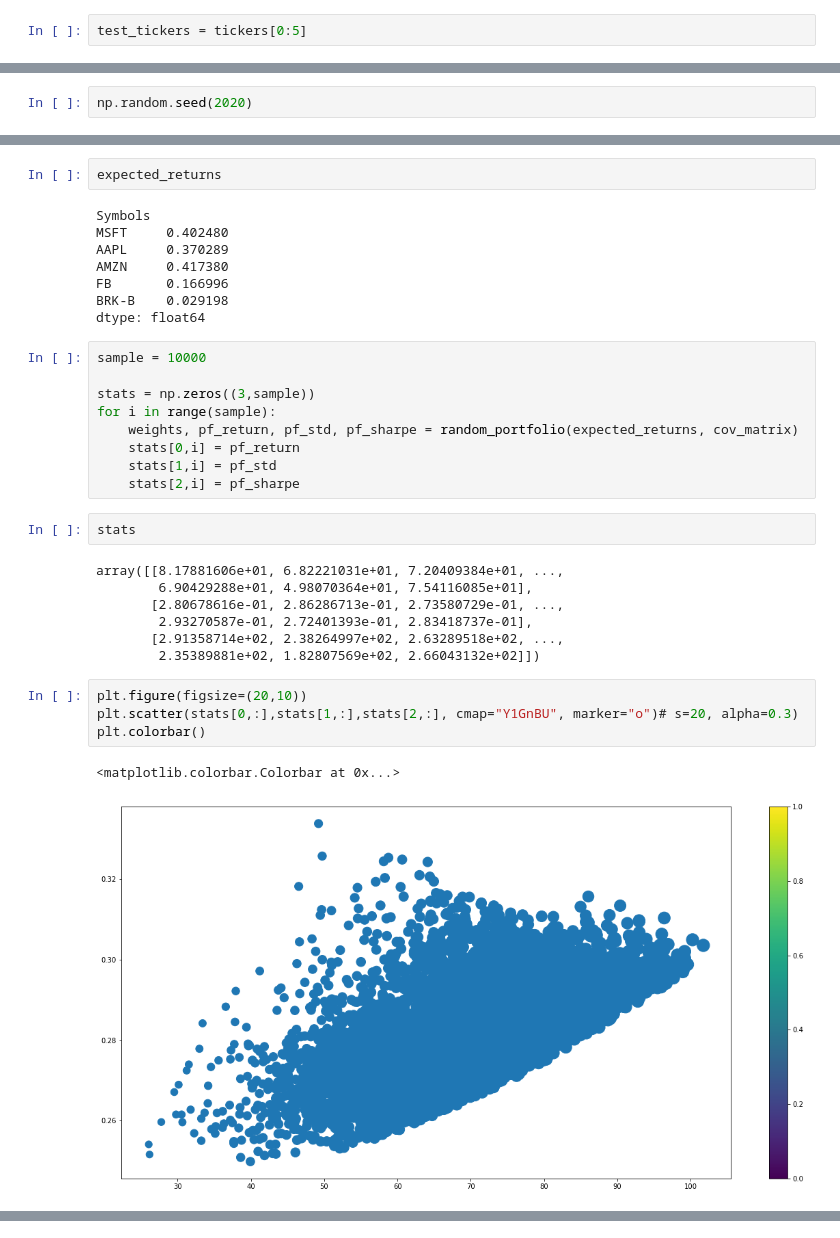
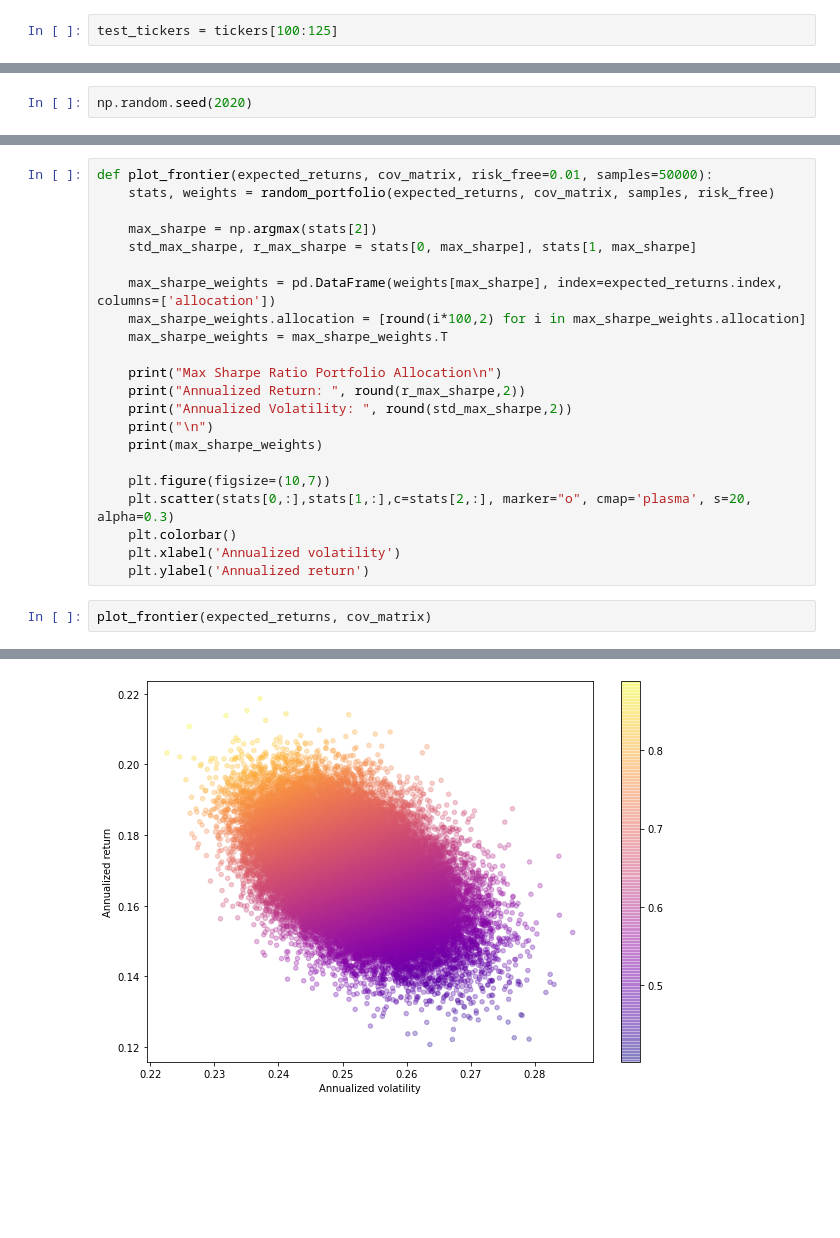
Before and after one commit to GabChiu/Python, a Jupyter notebook: Untitled Folder/MVO.ipynb, the cells around one changed output, grey strips where cells are left out. Saved outputs shown, nothing was run; the diff lists cells and outputs as text; blank space fills up the shorter version.

```diff
--- a/Untitled Folder/MVO.ipynb
+++ b/Untitled Folder/MVO.ipynb
@@ -10,7 +10,7 @@ sp500 = pd.read_csv("sp500.csv")
 tickers = sp500["Symbol"]
 today = date.today()
 # %%
-test_tickers = tickers[0:5]
+test_tickers = tickers[100:125]
 # %%
 tickers_data = data.DataReader(test_tickers,start="2018-1-1", end = today, data_source="yahoo")["Adj Close"]
 # %%
@@ -57,35 +54,25 @@ cov_matrix
-# %%
-expected_returns
-# %% [output]
-Symbols
-MSFT     0.402480
-AAPL     0.370289
-AMZN     0.417380
-FB       0.166996
-BRK-B    0.029198
-dtype: float64
-# %%
-sample = 10000
-
-stats = np.zeros((3,sample))
-for i in range(sample):
-    weights, pf_return, pf_std, pf_sharpe = random_portfolio(expected_returns, cov_matrix)
-    stats[0,i] = pf_return
-    stats[1,i] = pf_std
-    stats[2,i] = pf_sharpe
-# %%
-stats
-# %% [output]
-array([[8.17881606e+01, 6.82221031e+01, 7.20409384e+01, ...,
-        6.90429288e+01, 4.98070364e+01, 7.54116085e+01],
-       [2.80678616e-01, 2.86286713e-01, 2.73580729e-01, ...,
-        2.93270587e-01, 2.72401393e-01, 2.83418737e-01],
-       [2.91358714e+02, 2.38264997e+02, 2.63289518e+02, ...,
-        2.35389881e+02, 1.82807569e+02, 2.66043132e+02]])
-# %%
-plt.figure(figsize=(20,10))
-plt.scatter(stats[0,:],stats[1,:],stats[2,:], cmap="Y1GnBU", marker="o")# s=20, alpha=0.3)
-plt.colorbar()
-# %% [output]
-<matplotlib.colorbar.Colorbar at 0x...>
-[figure, removed]
+# %%
+def plot_frontier(expected_returns, cov_matrix, risk_free=0.01, samples=50000):
+    stats, weights = random_portfolio(expected_returns, cov_matrix, samples, risk_free)
+
+    max_sharpe = np.argmax(stats[2])
+    std_max_sharpe, r_max_sharpe = stats[0, max_sharpe], stats[1, max_sharpe]
+
+    max_sharpe_weights = pd.DataFrame(weights[max_sharpe], index=expected_returns.index, columns=['allocation'])
+    max_sharpe_weights.allocation = [round(i*100,2) for i in max_sharpe_weights.allocation]
+    max_sharpe_weights = max_sharpe_weights.T
+
+    print("Max Sharpe Ratio Portfolio Allocation\n")
+    print("Annualized Return: ", round(r_max_sharpe,2))
+    print("Annualized Volatility: ", round(std_max_sharpe,2))
+    print("\n")
+    print(max_sharpe_weights)
+
+    plt.figure(figsize=(10,7))
+    plt.scatter(stats[0,:],stats[1,:],c=stats[2,:], marker="o", cmap='plasma', s=20, alpha=0.3)
+    plt.colorbar()
+    plt.xlabel('Annualized volatility')
+    plt.ylabel('Annualized return')
+# %%
+plot_frontier(expected_returns, cov_matrix)
+# %% [output]
@@ -91,0 +92 @@ plt.colorbar()
+[figure, added]
```
Also changed, not shown: parts of 11 cells of this notebook.
